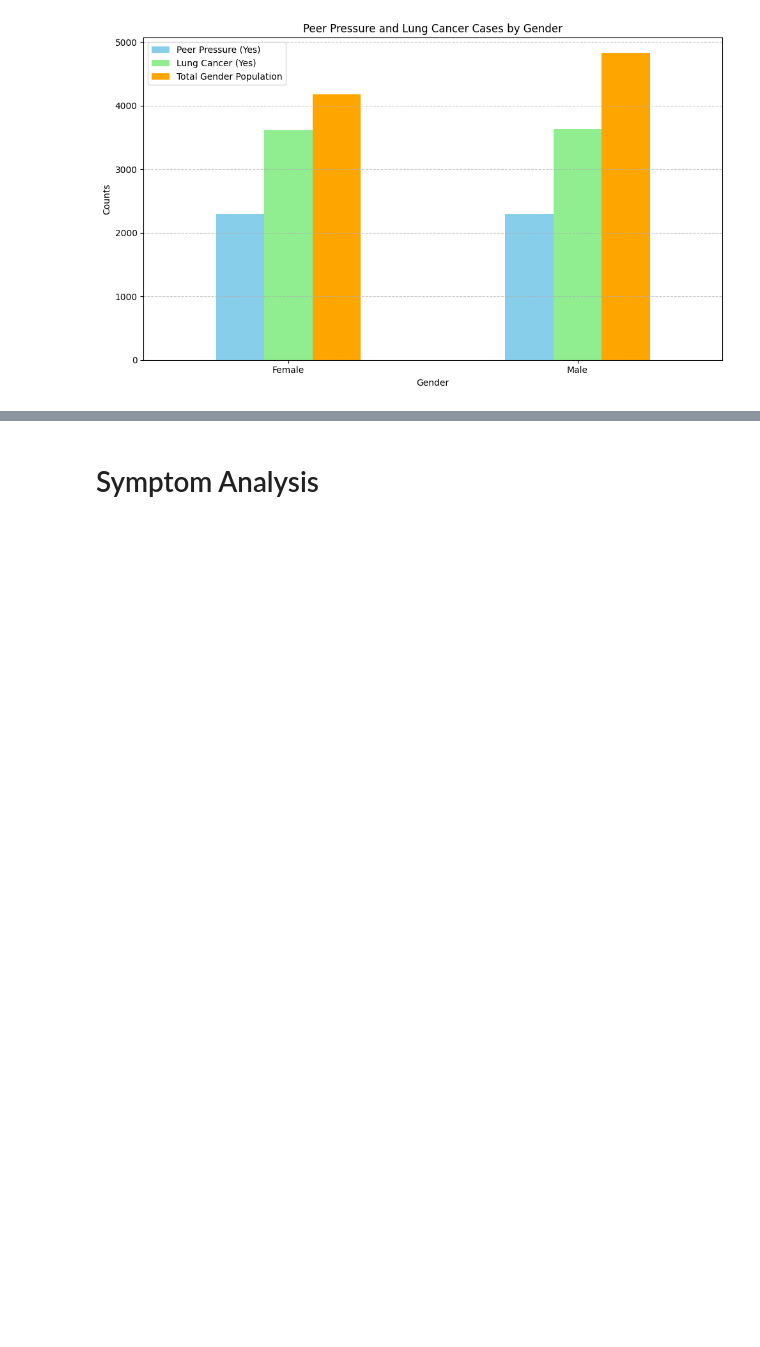
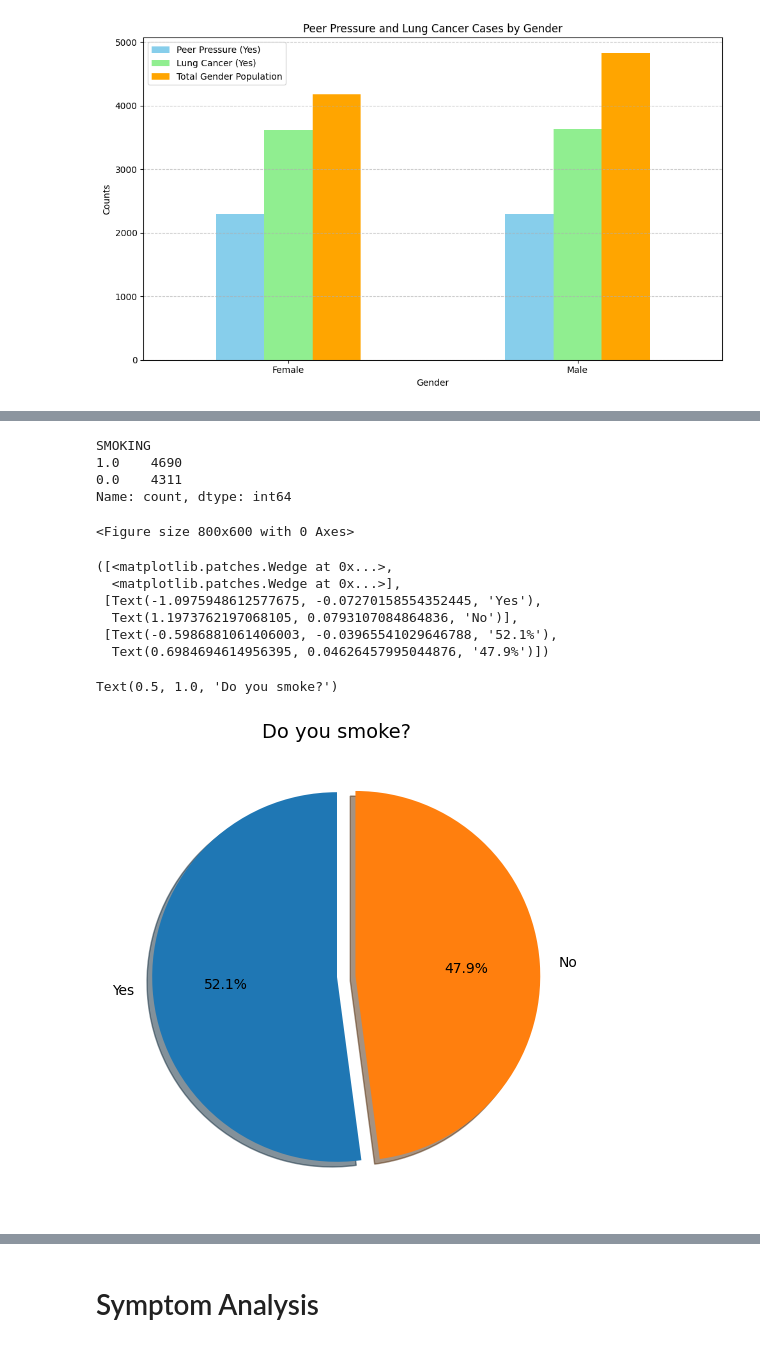
Before and after one commit to mattyapers/DSA312-Lung-Cancer, a Jupyter notebook: LungCancer.ipynb, the cells around one changed output, grey strips where cells are left out. Saved outputs shown, nothing was run; the diff lists cells and outputs as text; code cells hidden in the pictures; blank space fills up the shorter version.

```diff
--- a/LungCancer.ipynb
+++ b/LungCancer.ipynb
@@ -459,0 +572,30 @@ Text(120.72222222222221, 0.5, 'Age')
+# %%
+# Sample of 9001, Lung Cancer Prevelance
+smoking = df['SMOKING'].value_counts()
+smoking
+
+# Plot
+plt.figure(figsize=(8,6))
+plt.pie(gender,
+        labels=['Yes', 'No'],
+        autopct='%1.1f%%',
+        startangle=90,
+        explode=[0,0.1],
+        shadow=True)
+
+plt.title('Do you smoke?', fontsize = 14)
+plt.show()
+# %% [output]
+SMOKING
+1.0    4690
+0.0    4311
+Name: count, dtype: int64
+<Figure size 800x600 with 0 Axes>
+([<matplotlib.patches.Wedge at 0x...>,
+  <matplotlib.patches.Wedge at 0x...>],
+ [Text(-1.0975948612577675, -0.07270158554352445, 'Yes'),
+  Text(1.1973762197068105, 0.0793107084864836, 'No')],
+ [Text(-0.5986881061406003, -0.03965541029646788, '52.1%'),
+  Text(0.6984694614956395, 0.04626457995044876, '47.9%')])
+Text(0.5, 1.0, 'Do you smoke?')
+[figure, added]
```
Also changed, not shown: parts of 21 cells of this notebook.
